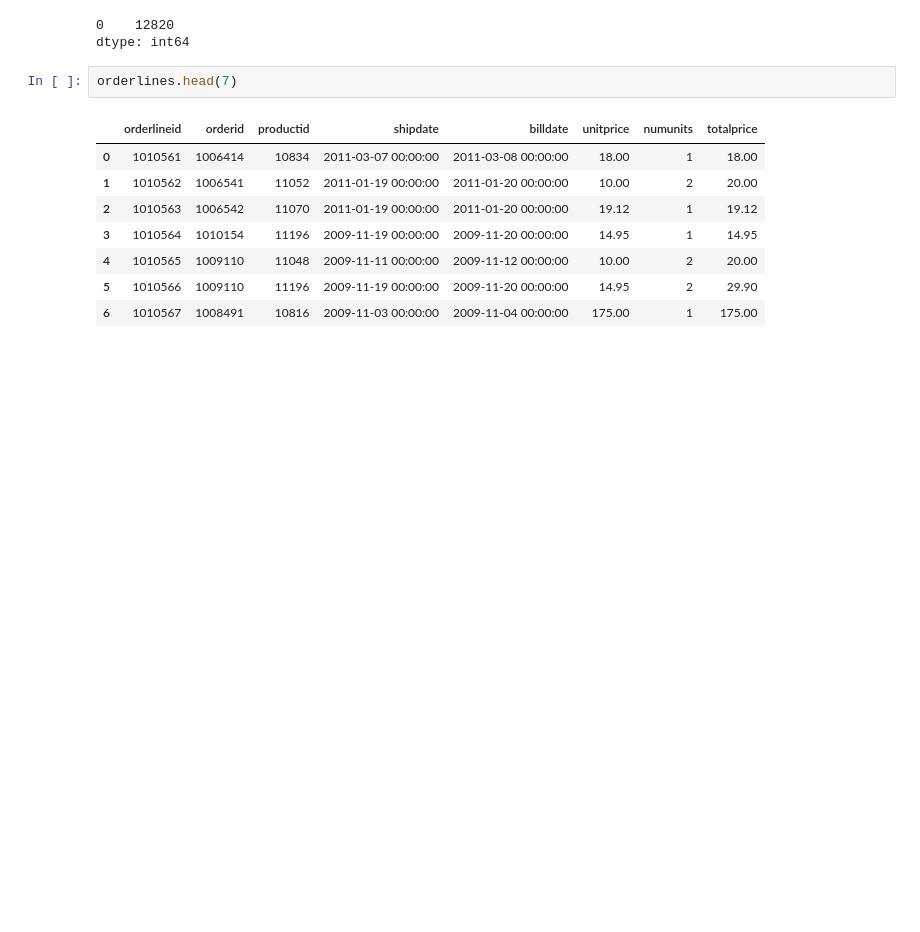
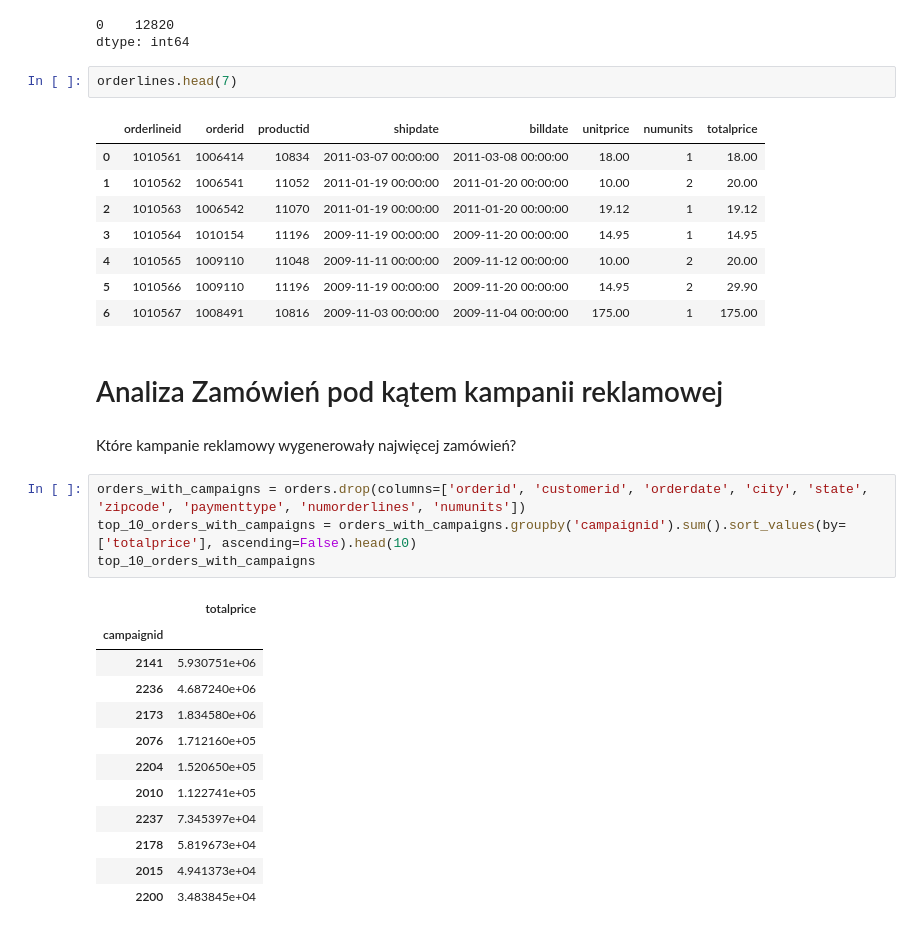
Before and after one commit to Julitt/ZarzadzanieInformacjaJupyter, a Jupyter notebook: projekt.ipynb, the cells around one changed output. Drawn from its saved outputs; the diff is of its cells as text; blank space fills up the shorter version.

```diff
--- a/projekt.ipynb
+++ b/projekt.ipynb
@@ -307,3 +295,24 @@ orderlines.head(7)
 | 4 | 1010565 | 1009110 | 11048 | 2009-11-11 00:00:00 | 2009-11-12 00:00:00 | 10.00 | 2 | 20.00 |
 | 5 | 1010566 | 1009110 | 11196 | 2009-11-19 00:00:00 | 2009-11-20 00:00:00 | 14.95 | 2 | 29.90 |
 | 6 | 1010567 | 1008491 | 10816 | 2009-11-03 00:00:00 | 2009-11-04 00:00:00 | 175.00 | 1 | 175.00 |
+# %% [markdown]
+# Analiza Zamówień pod kątem kampanii reklamowej
+# %% [markdown]
+Które kampanie reklamowy wygenerowały najwięcej zamówień?
+# %%
+orders_with_campaigns = orders.drop(columns=['orderid', 'customerid', 'orderdate', 'city', 'state', 'zipcode', 'paymenttype', 'numorderlines', 'numunits'])
+top_10_orders_with_campaigns = orders_with_campaigns.groupby('campaignid').sum().sort_values(by=['totalprice'], ascending=False).head(10)
+top_10_orders_with_campaigns
+# %% [output]
+|  | totalprice |
+| campaignid |  |
+| 2141 | 5.930751e+06 |
+| 2236 | 4.687240e+06 |
+| 2173 | 1.834580e+06 |
+| 2076 | 1.712160e+05 |
+| 2204 | 1.520650e+05 |
+| 2010 | 1.122741e+05 |
+| 2237 | 7.345397e+04 |
+| 2178 | 5.819673e+04 |
+| 2015 | 4.941373e+04 |
+| 2200 | 3.483845e+04 |
```
Also changed, not shown: parts of 6 cells of this notebook.
